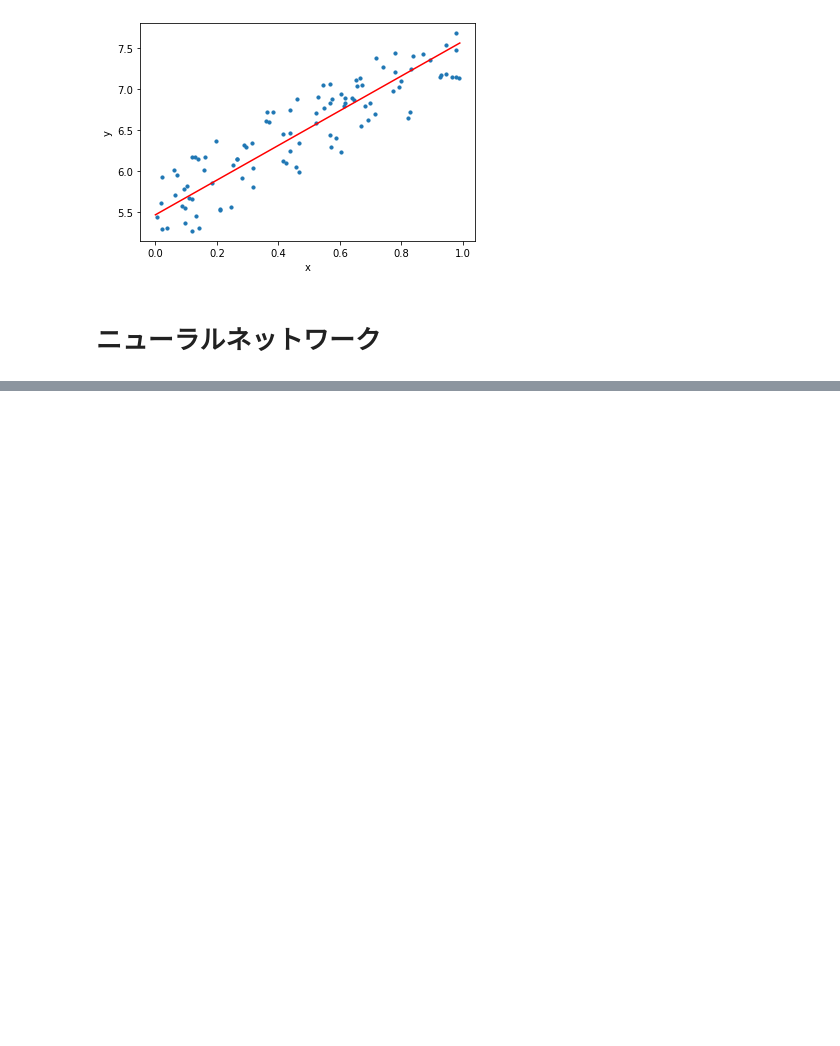
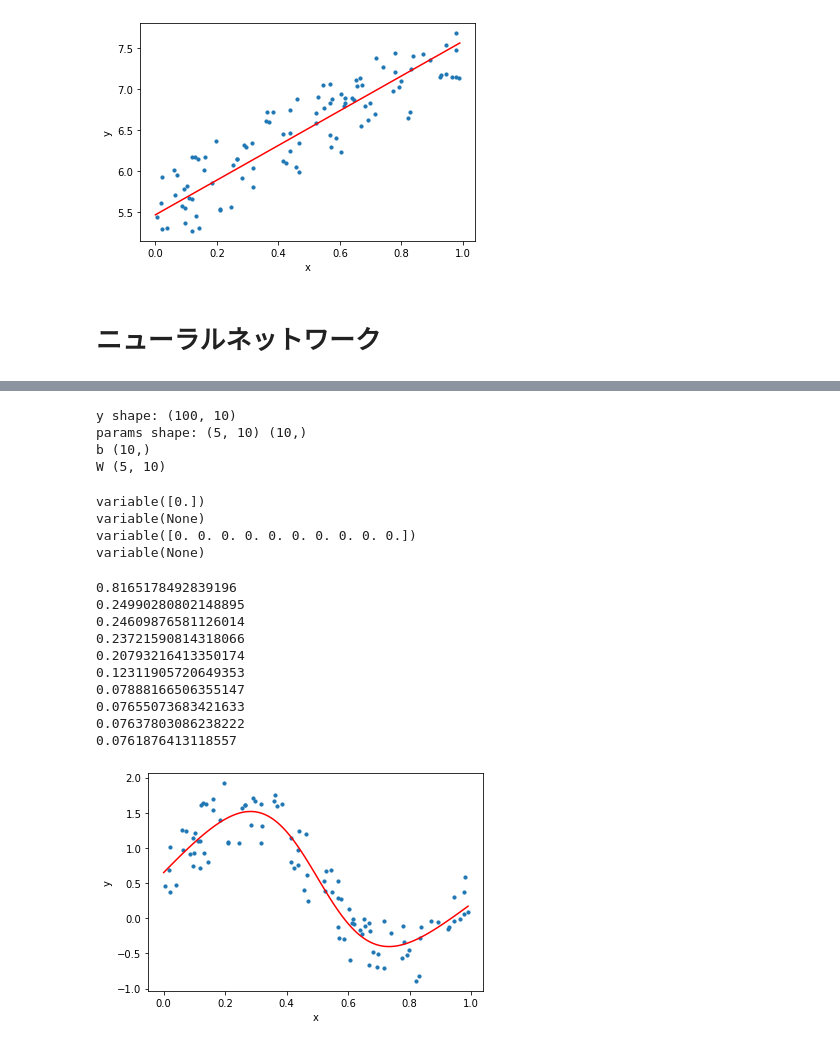
Before and after one commit to mlengineer19989/zero_DeepL4, a Jupyter notebook: deep-learning-from-scratch-4-master/ch07/practice_ch07.ipynb, the cells around one changed output, grey strips where cells are left out. Cells and saved outputs as stored; diff of their text form; code cells hidden in the pictures; blank space fills up the shorter version.

```diff
--- a/deep-learning-from-scratch-4-master/ch07/practice_ch07.ipynb
+++ b/deep-learning-from-scratch-4-master/ch07/practice_ch07.ipynb
@@ -154,0 +218,19 @@ b = [5.46608905]
+# %%
+import dezero.layers as L
+
+linear = L.Linear(10)
+
+batch_size, input_size = 100, 5
+x = np.random.randn(batch_size, input_size)
+y = linear(x)
+
+print("y shape:", y.shape)
+print("params shape:", linear.W.shape, linear.b.shape)
+
+for param in linear.params():
+    print(param.name, param.shape)
+# %% [output]
+y shape: (100, 10)
+params shape: (5, 10) (10,)
+b (10,)
+W (5, 10)
@@ -154,0 +259,60 @@ b = [5.46608905]
+# %%
+model = TwoLayerNet(10, 1)
+
+for param in model.params():
+    print(param)
+
+model.cleargrads()
+# %% [output]
+variable([0.])
+variable(None)
+variable([0. 0. 0. 0. 0. 0. 0. 0. 0. 0.])
+variable(None)
+# %%
+import numpy as np
+
+np.random.seed(0)
+x = np.random.rand(100, 1)
+y = np.sin(2*np.pi*x) + np.random.rand(100, 1)
+
+
+lr = 0.2
+iters = 10000
+
+model = TwoLayerNet(10, 1, active_func="sigmoid")
+
+
+for i in range(iters):
+    y_pred = model.forward(x)
+    loss = F.mean_squared_error(y, y_pred)
+
+    model.cleargrads()
+    loss.backward()
+
+    for p in model.params():
+        p.data -= lr * p.grad.data
+
+    if i % 1000 == 0:
+        print(loss.data)
+
+
+# Plot
+plt.scatter(x, y, s=10)
+plt.xlabel('x')
+plt.ylabel('y')
+t = np.arange(0, 1, .01)[:, np.newaxis]
+y_pred = model.forward(t)
+plt.plot(t, y_pred.data, color='r')
+plt.show()
+# %% [output]
+0.8165178492839196
+0.24990280802148895
+0.24609876581126014
+0.23721590814318066
+0.20793216413350174
+0.12311905720649353
+0.07888166506355147
+0.07655073683421633
+0.07637803086238222
+0.0761876413118557
+[figure, added]
```
Also changed, not shown: parts of 3 cells of this notebook.
